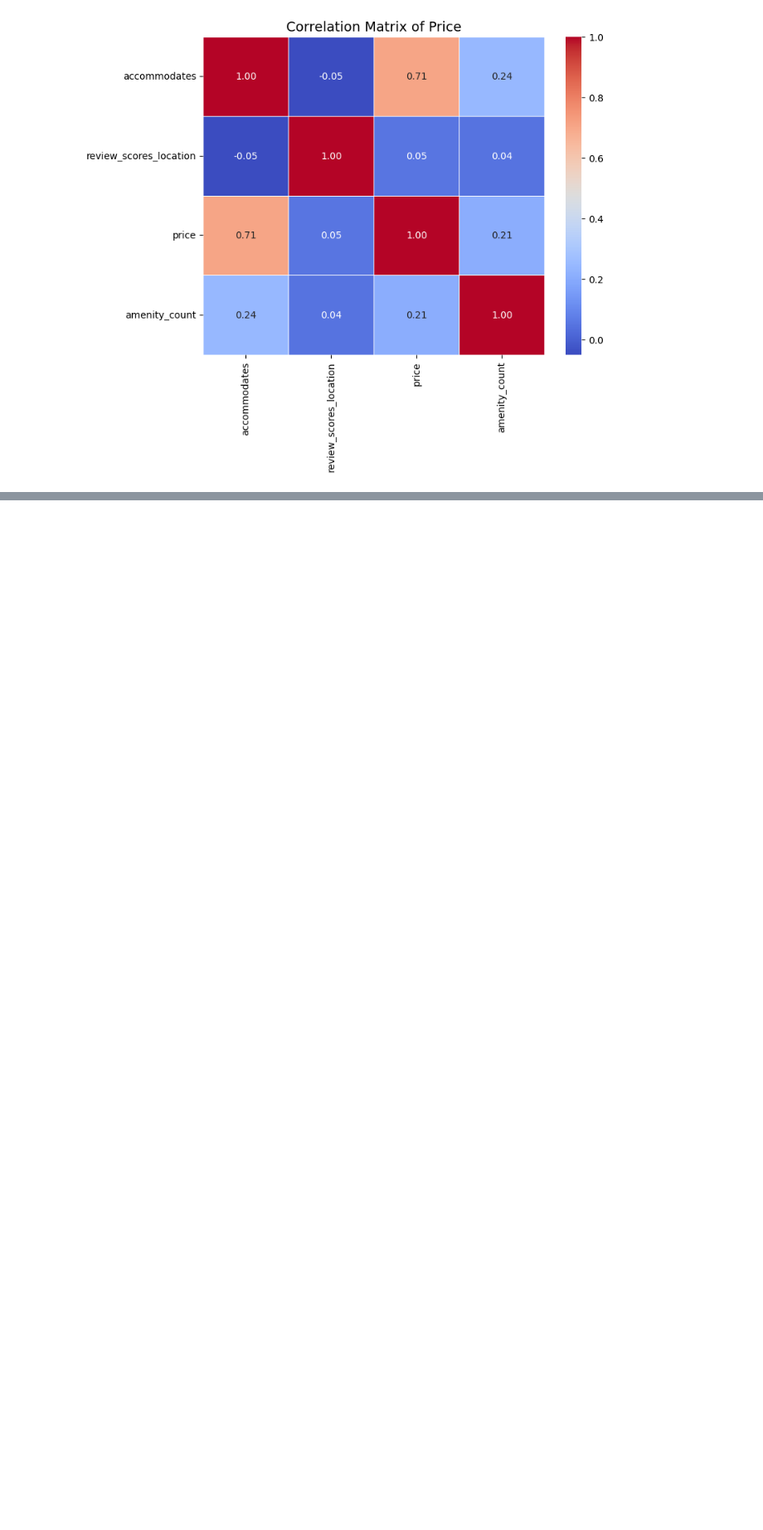
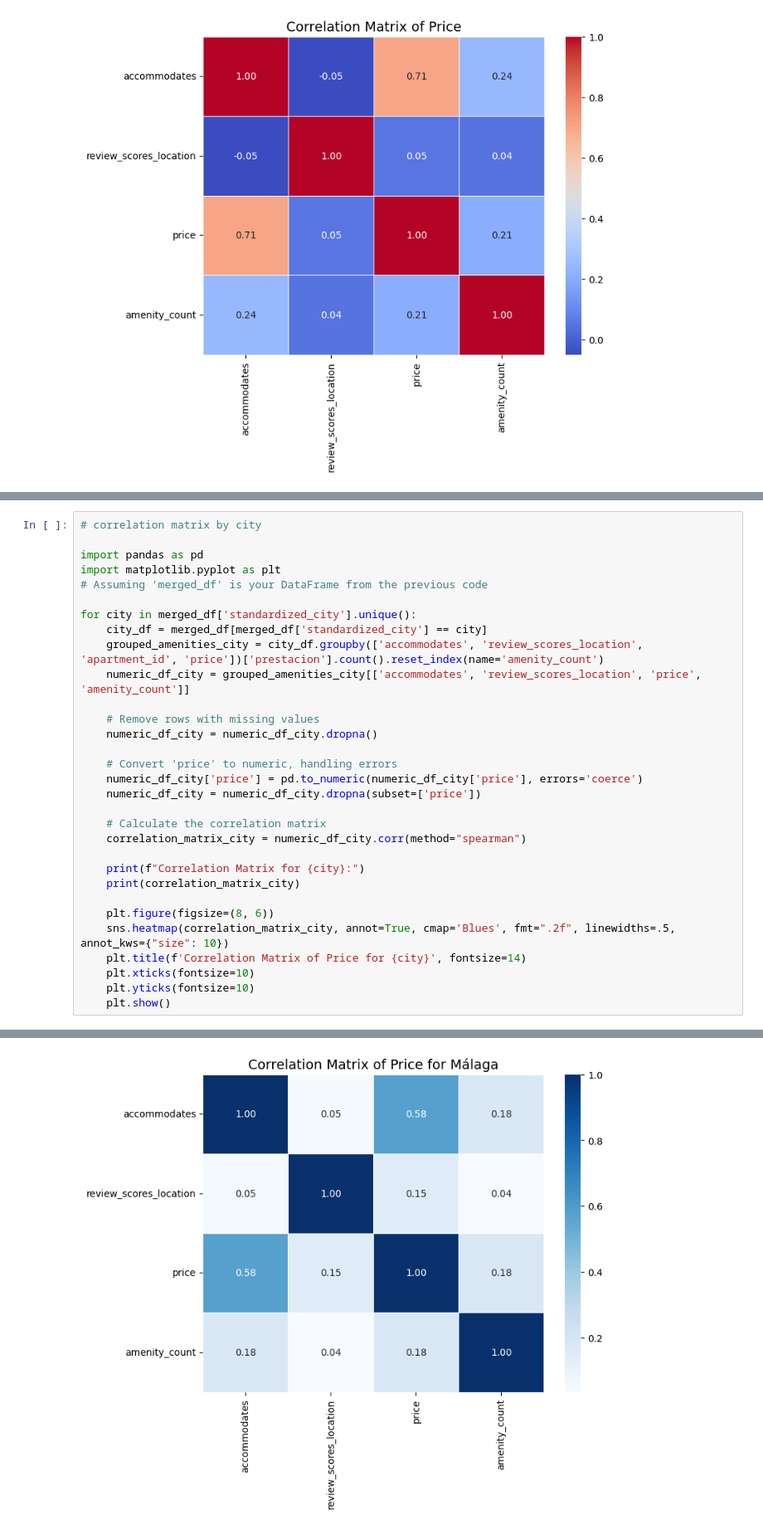
Before and after one commit to luybashu/tourism-accomodations-project, a Jupyter notebook: Scripts/S2_marketing.ipynb, the cells around one changed output, grey strips where cells are left out. Shown at 83% size. Drawn from its saved outputs; the diff is of its cells as text; blank space fills up the shorter version.

```diff
--- a/Scripts/S2_marketing.ipynb
+++ b/Scripts/S2_marketing.ipynb
@@ -335,0 +338,32 @@ plt.show()
+# %%
+# correlation matrix by city
+
+import pandas as pd
+import matplotlib.pyplot as plt
+# Assuming 'merged_df' is your DataFrame from the previous code
+
+for city in merged_df['standardized_city'].unique():
+    city_df = merged_df[merged_df['standardized_city'] == city]
+    grouped_amenities_city = city_df.groupby(['accommodates', 'review_scores_location', 'apartment_id', 'price'])['prestacion'].count().reset_index(name='amenity_count')
+    numeric_df_city = grouped_amenities_city[['accommodates', 'review_scores_location', 'price', 'amenity_count']]
+
+    # Remove rows with missing values
+    numeric_df_city = numeric_df_city.dropna()
+
+    # Convert 'price' to numeric, handling errors
+    numeric_df_city['price'] = pd.to_numeric(numeric_df_city['price'], errors='coerce')
+    numeric_df_city = numeric_df_city.dropna(subset=['price'])
+
+    # Calculate the correlation matrix
+    correlation_matrix_city = numeric_df_city.corr(method="spearman")
+
+    print(f"Correlation Matrix for {city}:")
+    print(correlation_matrix_city)
+
+    plt.figure(figsize=(8, 6))
+    sns.heatmap(correlation_matrix_city, annot=True, cmap='Blues', fmt=".2f", linewidths=.5, annot_kws={"size": 10})
+    plt.title(f'Correlation Matrix of Price for {city}', fontsize=14)
+    plt.xticks(fontsize=10)
+    plt.yticks(fontsize=10)
+    plt.show()
+# %% [output]
@@ -335,0 +382 @@ plt.show()
+[figure, added]
```
Also changed, not shown: parts of 2 cells of this notebook.
